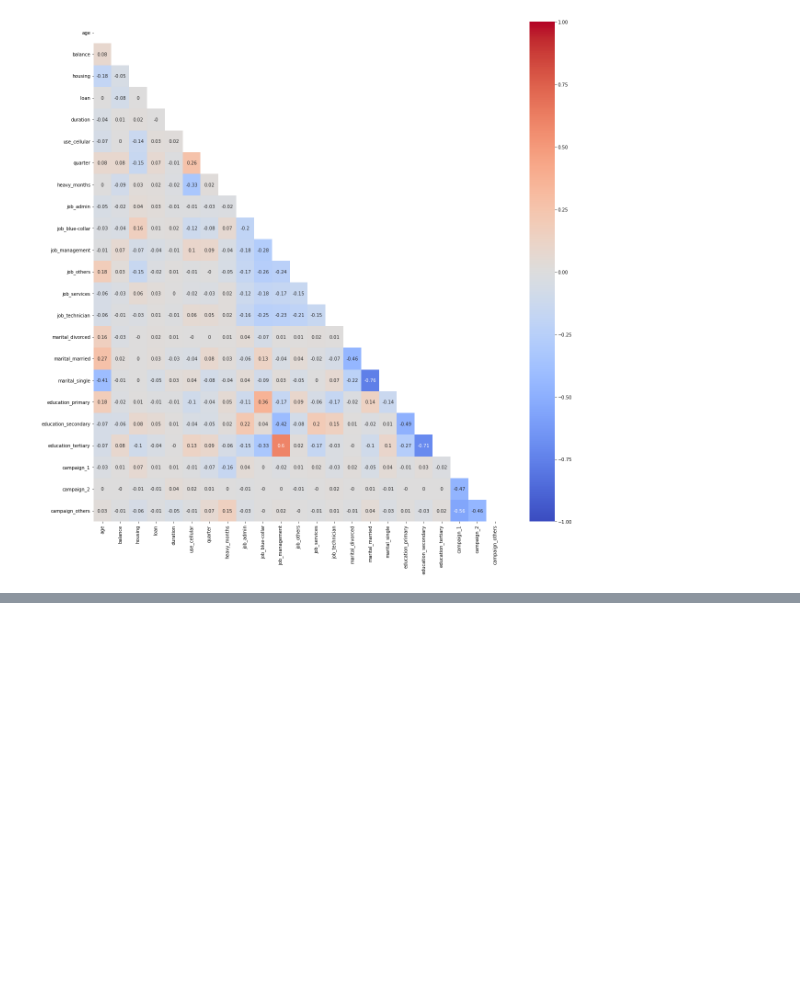
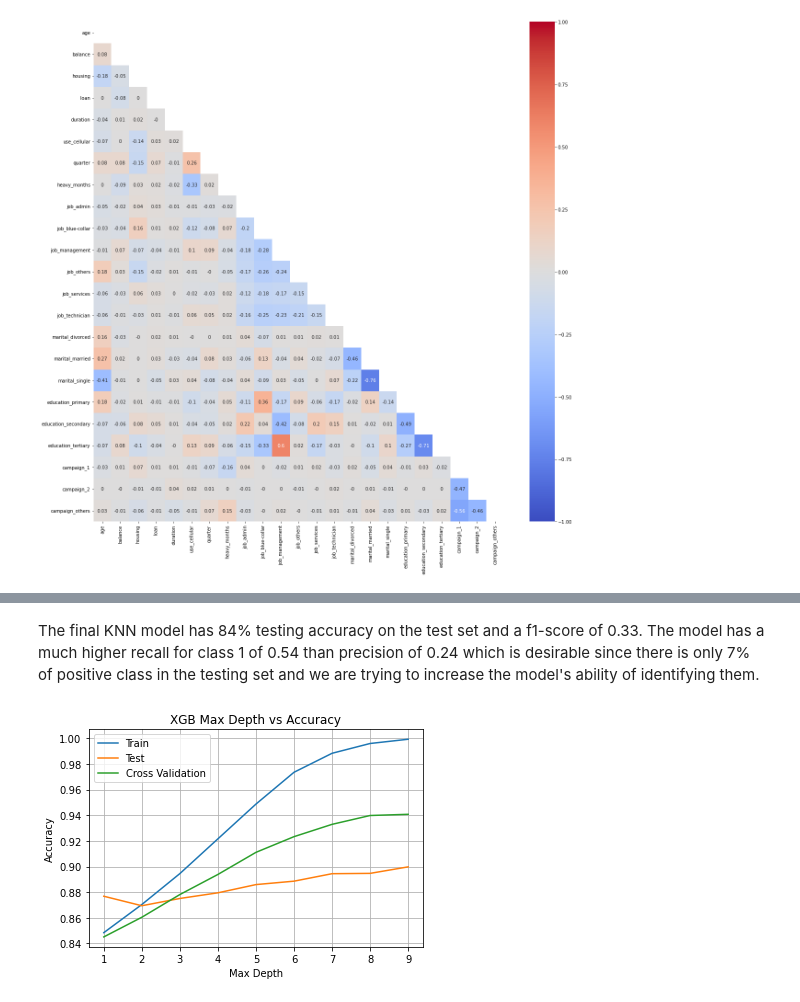
Before and after one commit to XO-Appleton/TermDeposit, a Jupyter notebook: term_deposit_marketing.ipynb, the cells around one changed output, grey strips where cells are left out. Cells and saved outputs as stored; diff of their text form; code cells hidden in the pictures; blank space fills up the shorter version.

```diff
--- a/term_deposit_marketing.ipynb
+++ b/term_deposit_marketing.ipynb
@@ -431,0 +759,28 @@ visualize_correlation(dummy_df.drop('y', axis=1))
+# %% [markdown]
+The final KNN model has 84% testing accuracy on the test set and a f1-score of 0.33. The model has a much higher recall for class 1 of 0.54 than precision of 0.24 which is desirable since there is only 7% of positive class in the testing set and we are trying to increase the model's ability of identifying them.
+# %%
+# Tuning XGBoost max_depth
+depths = np.arange(1,10)
+train_scores = []
+test_scores = []
+cv_scores = []
+
+for depth in depths:
+    xgb_model = xgb.XGBClassifier(max_depth=depth)
+    cv_scores.append(np.mean(cross_val_score(xgb_model, X_train_bal, y_train_bal, cv=5)))
+    xgb_model.fit(X_train_bal, y_train_bal)
+    train_scores.append(xgb_model.score(X_train_bal, y_train_bal))
+    test_scores.append(xgb_model.score(X_test, y_test))
+
+plt.figure()
+plt.plot(depths, train_scores, label='Train')
+plt.plot(depths, test_scores, label='Test')
+plt.plot(depths, cv_scores, label='Cross Validation')
+plt.title('XGB Max Depth vs Accuracy')
+plt.xlabel('Max Depth')
+plt.ylabel('Accuracy')
+plt.grid()
+plt.legend()
+plt.show()
+# %% [output]
+[figure, added]
```
Also changed, not shown: parts of 39 cells of this notebook, 1 other file.
